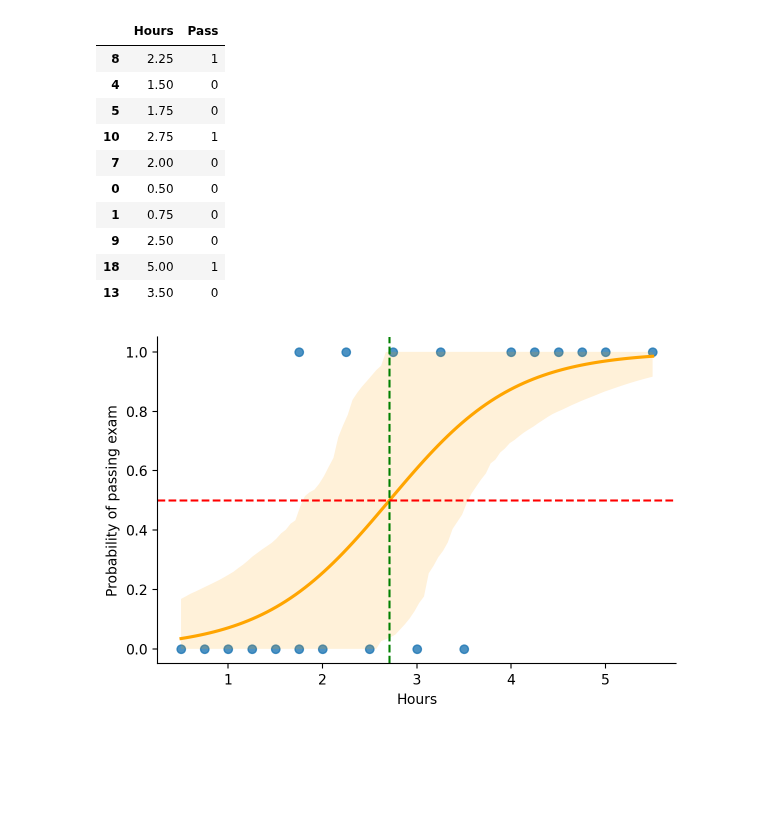
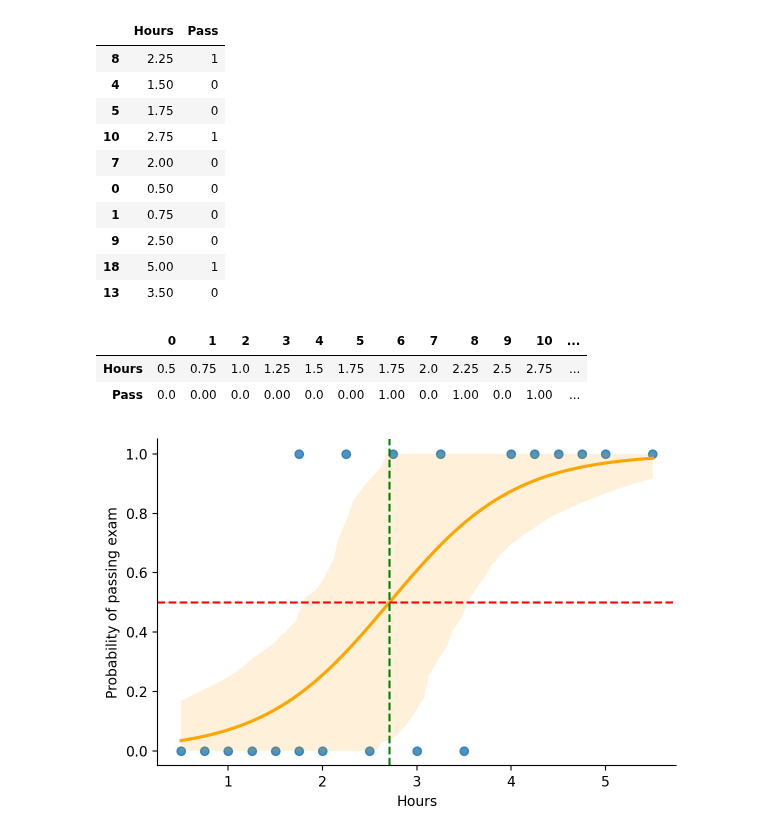
Before and after one commit to pNatTueku/ml_learning_with_ajprasertcbs, a Jupyter notebook: notebooks/confusion_matrix_concept.ipynb, the cells around one changed output. Saved outputs shown, nothing was run; the diff lists cells and outputs as text; code cells hidden in the pictures; blank space fills up the shorter version.

```diff
--- a/notebooks/confusion_matrix_concept.ipynb
+++ b/notebooks/confusion_matrix_concept.ipynb
@@ -35,6 +35,12 @@ df.sample(10)
 | 9 | 2.50 | 0 |
 | 18 | 5.00 | 1 |
 | 13 | 3.50 | 0 |
+# %%
+df.T
+# %% [output]
+|  | 0 | 1 | 2 | 3 | 4 | 5 | 6 | 7 | 8 | 9 | 10 | ... |
+| Hours | 0.5 | 0.75 | 1.0 | 1.25 | 1.5 | 1.75 | 1.75 | 2.0 | 2.25 | 2.5 | 2.75 | ... |
+| Pass | 0.0 | 0.00 | 0.0 | 0.00 | 0.0 | 0.00 | 1.00 | 0.0 | 1.00 | 0.0 | 1.00 | ... |
 # %%
 # plot
 
```
Also changed, not shown: parts of 8 cells of this notebook.
